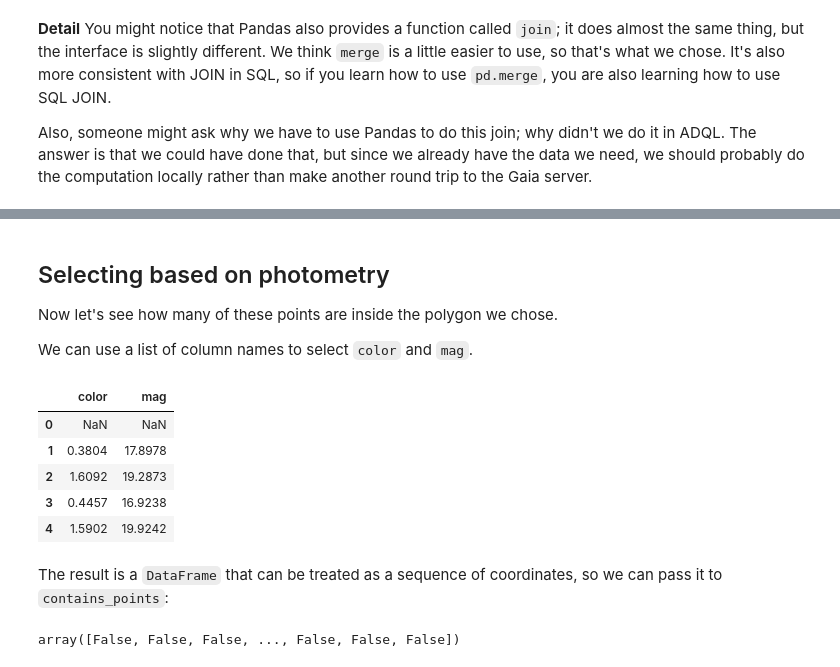
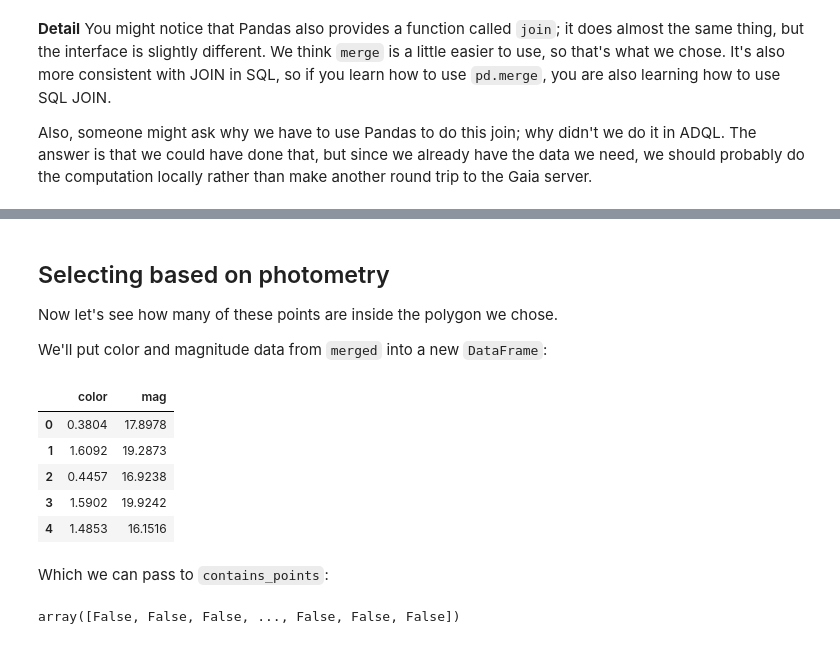
Before and after one commit to AllenDowney/AstronomicalData, a Jupyter notebook: 06_photo.ipynb, the cells around one changed output, grey strips where cells are left out. Saved outputs shown, nothing was run; the diff lists cells and outputs as text; code cells hidden in the pictures.

```diff
--- a/06_photo.ipynb
+++ b/06_photo.ipynb
@@ -571,8 +548,7 @@ Pandas provides a function called `merge` that does what we want.  Here's how we
 # %%
 merged = pd.merge(candidate_df,
                   photo_df,
-                  on='source_id',
-                  how='left')
+                  on='source_id')
 merged.head()
 # %% [output]
 |  | source_id | ra | dec | pmra | pmdec | parallax | radial_velocity | phi1 | phi2 | pm_phi1 | ... |
@@ -625,3 +590,0 @@ Let's add columns to the merged table for magnitude and color.
-# %%
-merged['mag'] = merged['g_mean_psf_mag']
-merged['color'] = merged['g_mean_psf_mag'] - merged['i_mean_psf_mag']
@@ -661,17 +593,21 @@ In the next section, we'll leave them out, but you can experiment with the alter
 
 Now let's see how many of these points are inside the polygon we chose.
 
-We can use a list of column names to select `color` and `mag`.
+We'll put color and magnitude data from `merged` into a new `DataFrame`:
 # %%
-points = merged[['color', 'mag']]
+points = pd.DataFrame()
+
+points['color'] = merged['g_mean_psf_mag'] - merged['i_mean_psf_mag']
+points['mag'] = merged['g_mean_psf_mag']
+
 points.head()
 # %% [output]
 |  | color | mag |
-| 0 | NaN | NaN |
-| 1 | 0.3804 | 17.8978 |
-| 2 | 1.6092 | 19.2873 |
-| 3 | 0.4457 | 16.9238 |
-| 4 | 1.5902 | 19.9242 |
+| 0 | 0.3804 | 17.8978 |
+| 1 | 1.6092 | 19.2873 |
+| 2 | 0.4457 | 16.9238 |
+| 3 | 1.5902 | 19.9242 |
+| 4 | 1.4853 | 16.1516 |
-# %% [markdown]
-The result is a `DataFrame` that can be treated as a sequence of coordinates, so we can pass it to `contains_points`:
+# %% [markdown]
+Which we can pass to `contains_points`:
 # %%
```
Also changed, not shown: parts of 98 cells of this notebook, 9 other files.
